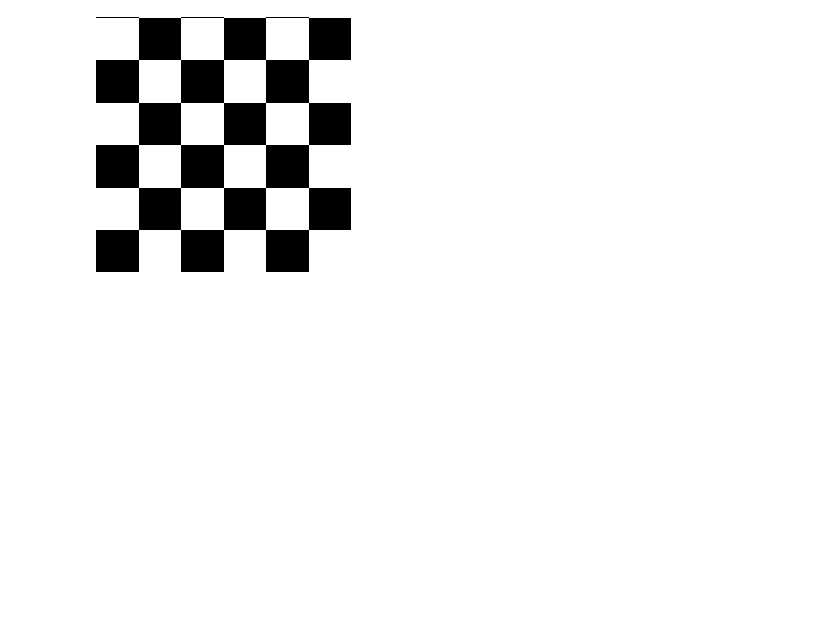
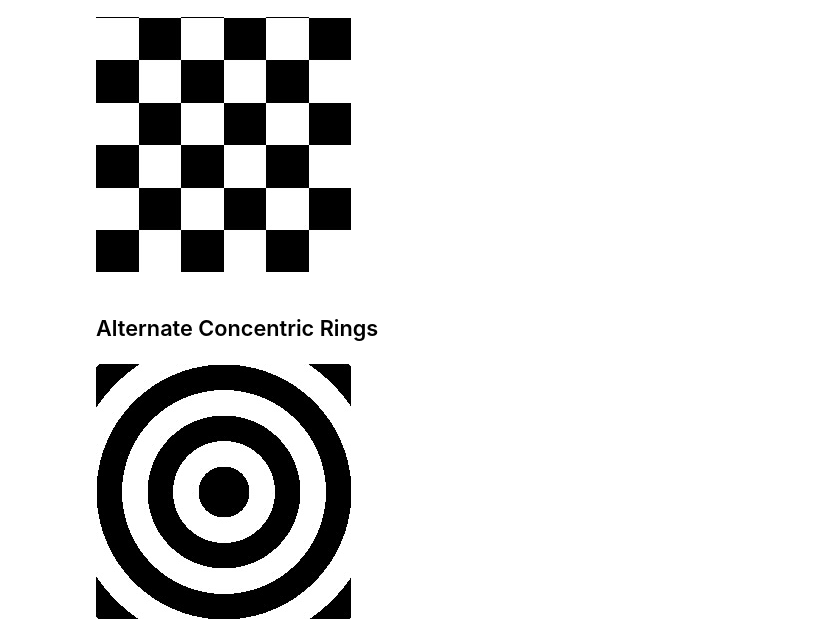
Before and after one commit to hansroland/FunctionalImages, a Jupyter notebook: notebooks/FunctionalImages.ipynb, the cells around one changed output. Cells and saved outputs as stored; diff of their text form; code cells hidden in the pictures; blank space fills up the shorter version.

Commit message:
Added alternate rings

```diff
--- a/notebooks/FunctionalImages.ipynb
+++ b/notebooks/FunctionalImages.ipynb
@@ -37,3 +37,16 @@ writePng "images/checker.png" myImage
 myImage
 # %% [output]
 [figure]
+# %% [markdown]
+## Alternate Concentric Rings
+# %%
+import Codec.Picture
+import FunctionalImages
+
+myImage :: Image PixelRGB8
+myImage = generateBWImageR2 altRings (-5, -5) (5, 5) 255
+
+writePng "images/altRings.png" myImage
+myImage
+# %% [output]
+[figure, added]
```
Also changed, not shown: 2 other files.
